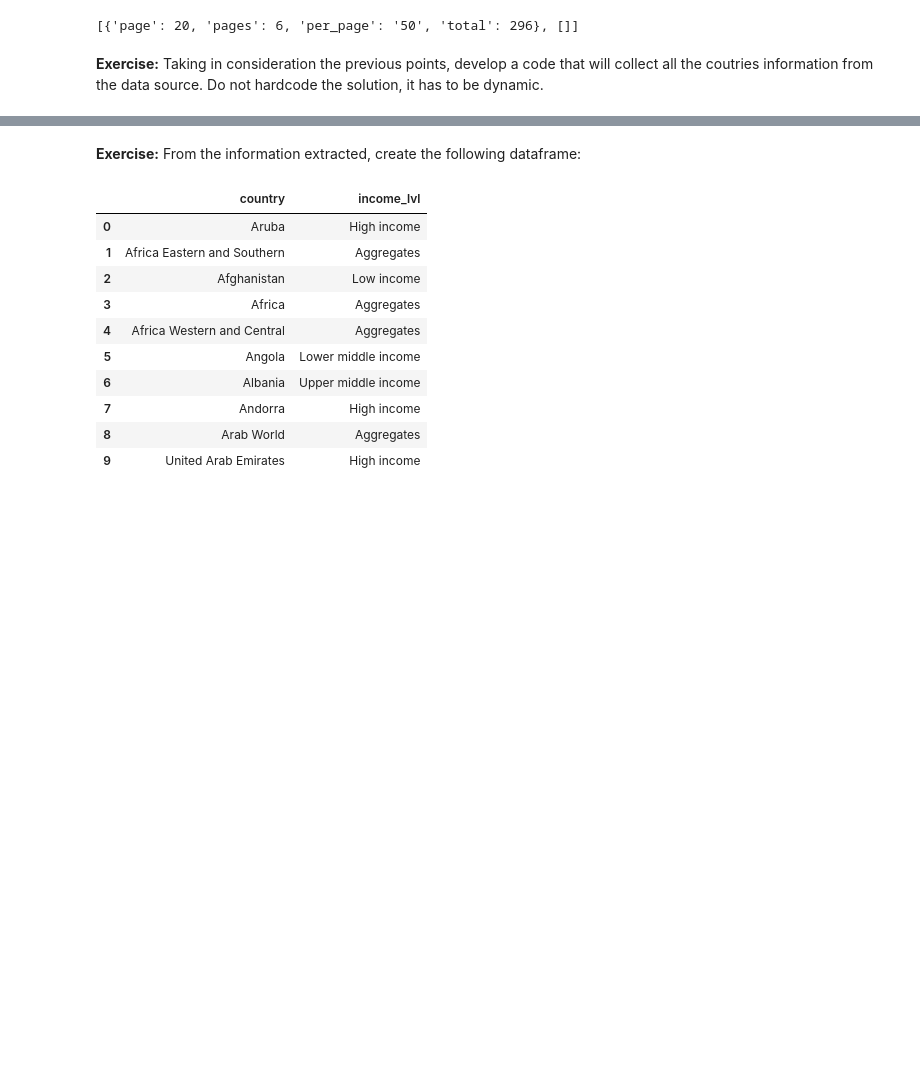
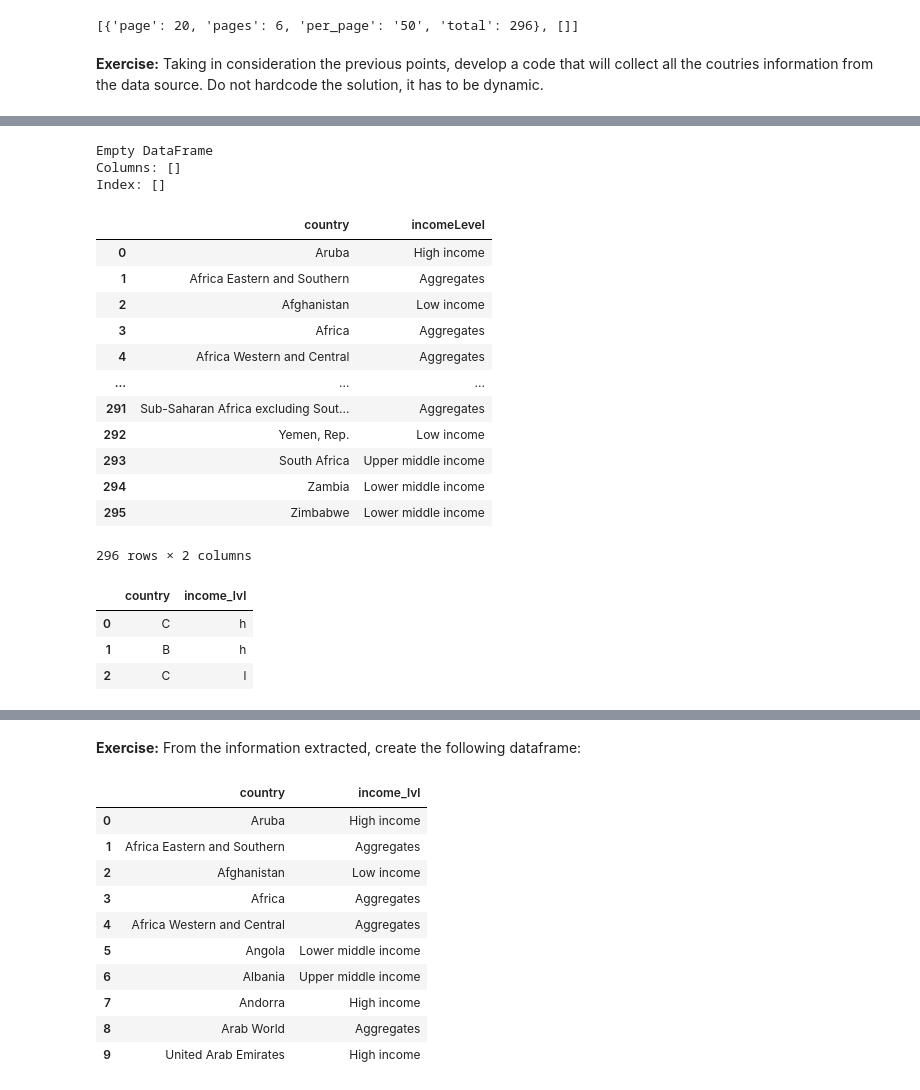
Before and after one commit to masrazo/CBS_Python_eng_Training_Version, a Jupyter notebook: 02_01_DataExtraction&Manipulation_with_Python&Pandas/02_02_01 APIs_BLANK copy.ipynb, the cells around one changed output, grey strips where cells are left out. Drawn from its saved outputs; the diff is of its cells as text; code cells hidden in the pictures; blank space fills up the shorter version.

```diff
--- a/02_01_DataExtraction&Manipulation_with_Python&Pandas/02_02_01 APIs_BLANK copy.ipynb
+++ b/02_01_DataExtraction&Manipulation_with_Python&Pandas/02_02_01 APIs_BLANK copy.ipynb
@@ -47,4 +47,5 @@ sys.path.insert(0, parent_dir)
 [Movie Info API](http://www.omdbapi.com/)
 # %%
 ##Validate your API key:
+movies_api_key = 'c3ba08dc'
 api_key = movies_api_key
@@ -55,0 +52,9 @@ call to send to the API: http://www.omdbapi.com/?t=Casino Royale&apikey=c3ba08dc
+# %%
+##Movie Search
+##Setting the parameters for the search
+url = 'http://www.omdbapi.com/?t=' # ?t= refers to the title of the movie
+movie = 'Casino Royale' ## Change to any movie of your preference
+#movie = 'UP'
+api_key_str = "&apikey=" + api_key
+
+print('call to send to the API:', url + movie + api_key_str)
@@ -56,5 +63,6 @@ call to send to the API: http://www.omdbapi.com/?t=Casino Royale&apikey=c3ba08dc
 # %%
-
+response = requests.get(url + movie + api_key_str)
+response
 ##If you get "<Response [200]>" then everything is fine, otherwise review your code, specially your API key.
 # %% [output]
 <Response [200]>
@@ -327,0 +432,5 @@ requests.get(query2)
+# %%
+query2= f"{url3}countries?&page={2}&format=json"
+request_pgs = requests.get(query2)
+##We can see that the request was successful:
+request_pgs
@@ -375,0 +527,48 @@ Data sample:
+# %%
+multiresponse_json[0:5]
+#multiresponse_json[0]
+#print(multiresponse_json[0]['name'],multiresponse_json[0]['incomeLevel']['value'] )
+
+country_lst = []
+inc_lvl_lst = []
+
+for country in multiresponse_json:
+    #print(country)
+    #print(country['name'],country['incomeLevel']['value'] )
+    country_lst.append(country['name'])
+    inc_lvl_lst.append(country['incomeLevel']['value'])
+
+countries_df = pd.DataFrame()
+print(countries_df)
+countries_df['country'] = country_lst
+countries_df['incomeLevel'] = inc_lvl_lst
+countries_df
+#multiresponse_json[0]['incomeLevel']['value']
+#print(multiresponse_json[0]['incomeLevel']['value'])
+# %% [output]
+Empty DataFrame
+Columns: []
+Index: []
+|  | country | incomeLevel |
+| 0 | Aruba | High income |
+| 1 | Africa Eastern and Southern | Aggregates |
+| 2 | Afghanistan | Low income |
+| 3 | Africa | Aggregates |
+| 4 | Africa Western and Central | Aggregates |
+| ... | ... | ... |
+| 291 | Sub-Saharan Africa excluding Sout... | Aggregates |
+| 292 | Yemen, Rep. | Low income |
+| 293 | South Africa | Upper middle income |
+| 294 | Zambia | Lower middle income |
+| 295 | Zimbabwe | Lower middle income |
+296 rows × 2 columns
+# %%
+country_dict = {'country' : ['C','B', 'C'],
+                'income_lvl' : ['h', 'h', 'l']
+                }
+pd.DataFrame(country_dict)
+# %% [output]
+|  | country | income_lvl |
+| 0 | C | h |
+| 1 | B | h |
+| 2 | C | l |
```
Also changed, not shown: parts of 32 cells of this notebook, 6 other files.
